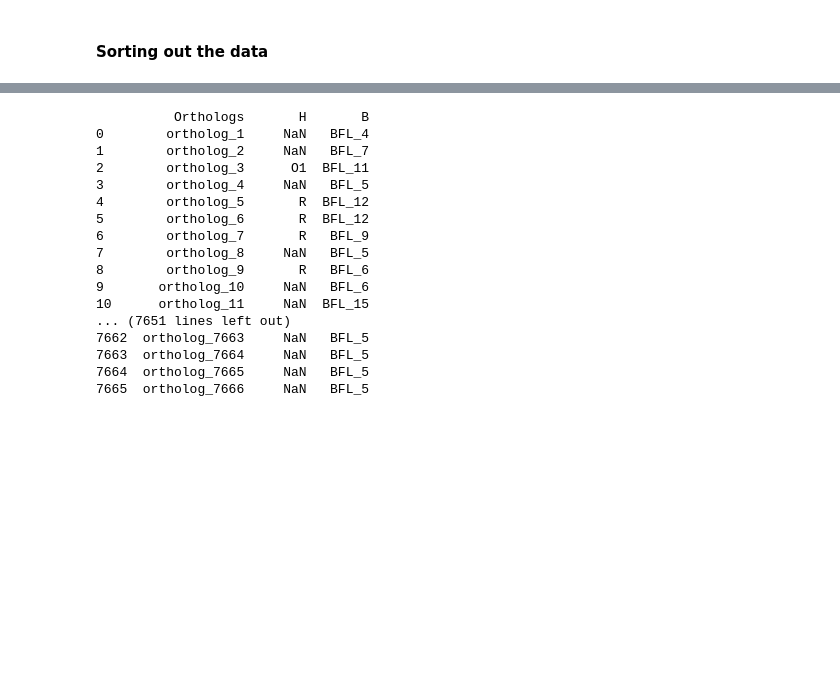
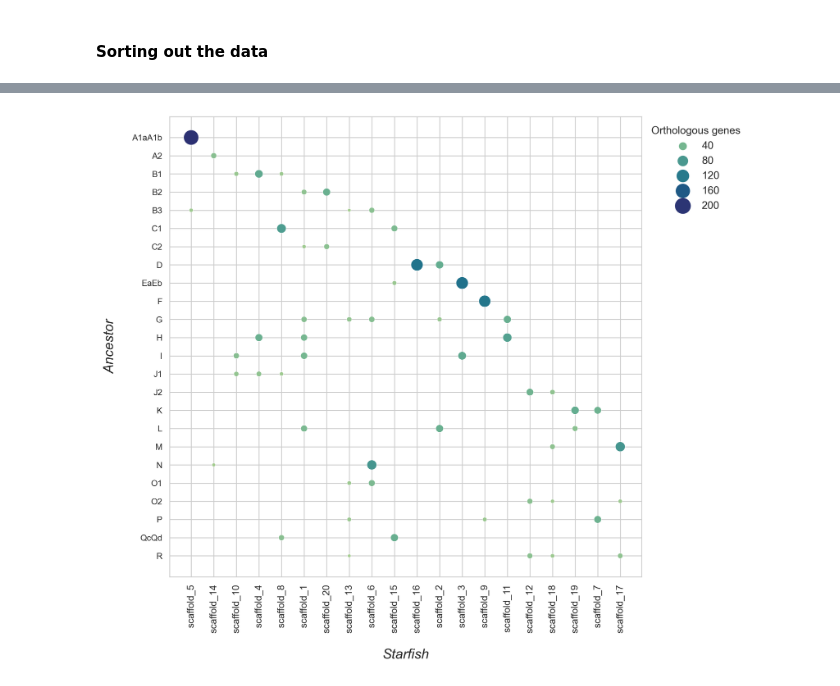
Before and after one commit to rajavat/orthology, a Jupyter notebook: Orthology.ipynb, the cells around one changed output, grey strips where cells are left out. Saved outputs shown, nothing was run; the diff lists cells and outputs as text; code cells hidden in the pictures; blank space fills up the shorter version.

```diff
--- a/Orthology.ipynb
+++ b/Orthology.ipynb
@@ -268,44 +81,22 @@ with pd.option_context('display.max_rows', None, 'display.max_columns', None):
-# %%
-# Make ortholog dictionaries (ortholog : gene name)
-orthdictA = dict(zip(Holleu_Braflo[:, 1], Holleu_Braflo[:, 0]))
-orthdictB = dict(zip(Holleu_Braflo[:, 2], Holleu_Braflo[:, 0]))
-
-# Replace genelist values with ortholog dictionary keys
-Ancestor['Name'] = Ancestor['Name'].map(lambda x: orthdictA.get(x, x))
-Braflo['Name'] = Braflo['Name'].map(lambda x: orthdictB.get(x, x))
-
-# Make orthology location dictionaries (ortholog : chromosome)
-dictA = dict(zip(Ancestor.loc[Ancestor['Name'].str.contains('ortholog')].Name,
-                Ancestor.loc[Ancestor['Name'].str.contains('ortholog')].Chromosome))
-dictB = dict(zip(Braflo.loc[Braflo['Name'].str.contains('ortholog')].Name,
-                Braflo.loc[Braflo['Name'].str.contains('ortholog')].Chromosome))
-
-# Seperate all orthology entries into new dataframe
-HB_data = pd.DataFrame({'Orthologs': Holleu_Braflo[:, 0],
-                            'H' : Holleu_Braflo[:, 0],
-                            'B' : Holleu_Braflo[:, 0]})
-
-# Replace location in H and B with ortholog location dictionary keys
-HB_data['H'] = HB_data['H'].map(dictA)
-HB_data['B'] = HB_data['B'].map(dictB)
-# %%
-with pd.option_context('display.max_rows', None, 'display.max_columns', None):
-    print(HB_data)
-# %% [output]
-          Orthologs       H       B
-0        ortholog_1     NaN   BFL_4
-1        ortholog_2     NaN   BFL_7
-2        ortholog_3      O1  BFL_11
-3        ortholog_4     NaN   BFL_5
-4        ortholog_5       R  BFL_12
-5        ortholog_6       R  BFL_12
-6        ortholog_7       R   BFL_9
-7        ortholog_8     NaN   BFL_5
-8        ortholog_9       R   BFL_6
-9       ortholog_10     NaN   BFL_6
-10      ortholog_11     NaN  BFL_15
-... (7651 lines left out)
-7662  ortholog_7663     NaN   BFL_5
-7663  ortholog_7664     NaN   BFL_5
-7664  ortholog_7665     NaN   BFL_5
-7665  ortholog_7666     NaN   BFL_5
+# %%
+Astrub = Astrub.loc[Astrub['Chromosome'].str.contains('chr')]
+Bralan = Bralan.loc[Bralan['Chromosome'].str.contains('BFL_')]
+Braflo = Braflo.loc[Braflo['Chromosome'].str.contains('BFL_')]
+Pecmax = Pecmax.loc[Pecmax['Chromosome'].str.contains('PYE_')]
+
+# Parliv genelist: select chromosomal scaffolds
+Parliv = Orthoscripts.unscaff(Parliv, 100)
+Ampfil= Orthoscripts.unscaff(Ampfil, 100)
+
+Astrub_Parliv = Orthoscripts.orthFix(Astrub_Parliv, 'B', 'Parliv_', 1)
+Margla_Bralan = Orthoscripts.orthFix(Margla_Bralan, 'A', '.1', 0)
+Margla_Stichl = Orthoscripts.orthFix(Margla_Stichl, 'A', '.1', 0)
+Margla_Stichl = Orthoscripts.orthFix(Margla_Stichl, 'B', '.1', 0)
+Margla_Pecmax = Orthoscripts.orthFix(Margla_Pecmax, 'B', '.1', 0)
+Holleu_Bralan = Orthoscripts.orthFix(Holleu_Bralan, 'B', '_', 0)
+Holleu_Ampfil = Orthoscripts.orthFix(Holleu_Ampfil, 'B', '.1', 0)
+# %%
+AB = Orthoscripts.orthofy(Ancestor, Ampfil, Holleu_Ampfil)
+Orthoscripts.orthoplot(AB, 'Starfish', 'Ancestor', 'B', 'A')
+# %% [output]
+[figure, added]
```
Also changed, not shown: parts of 6 cells of this notebook, 12 other files.
